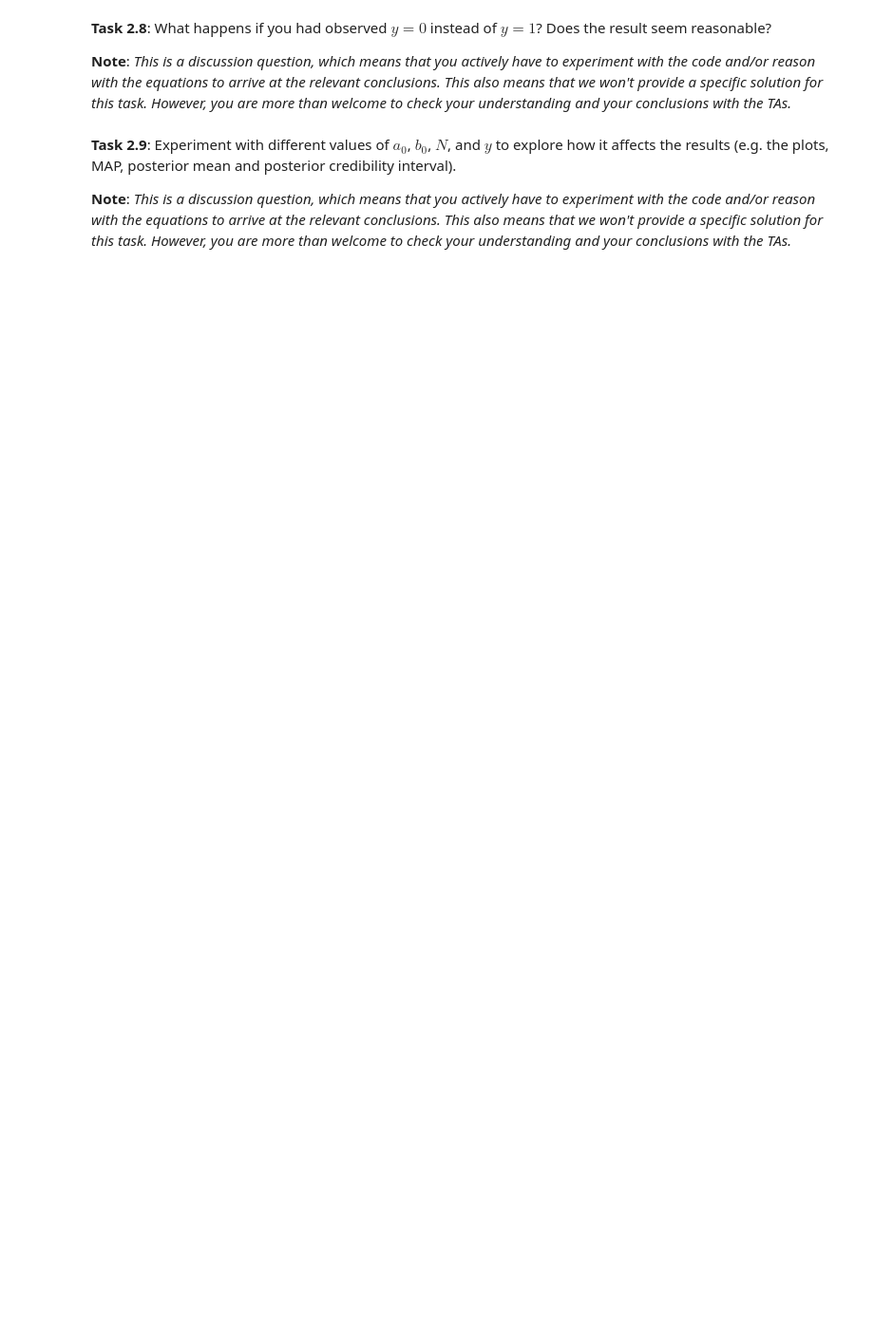
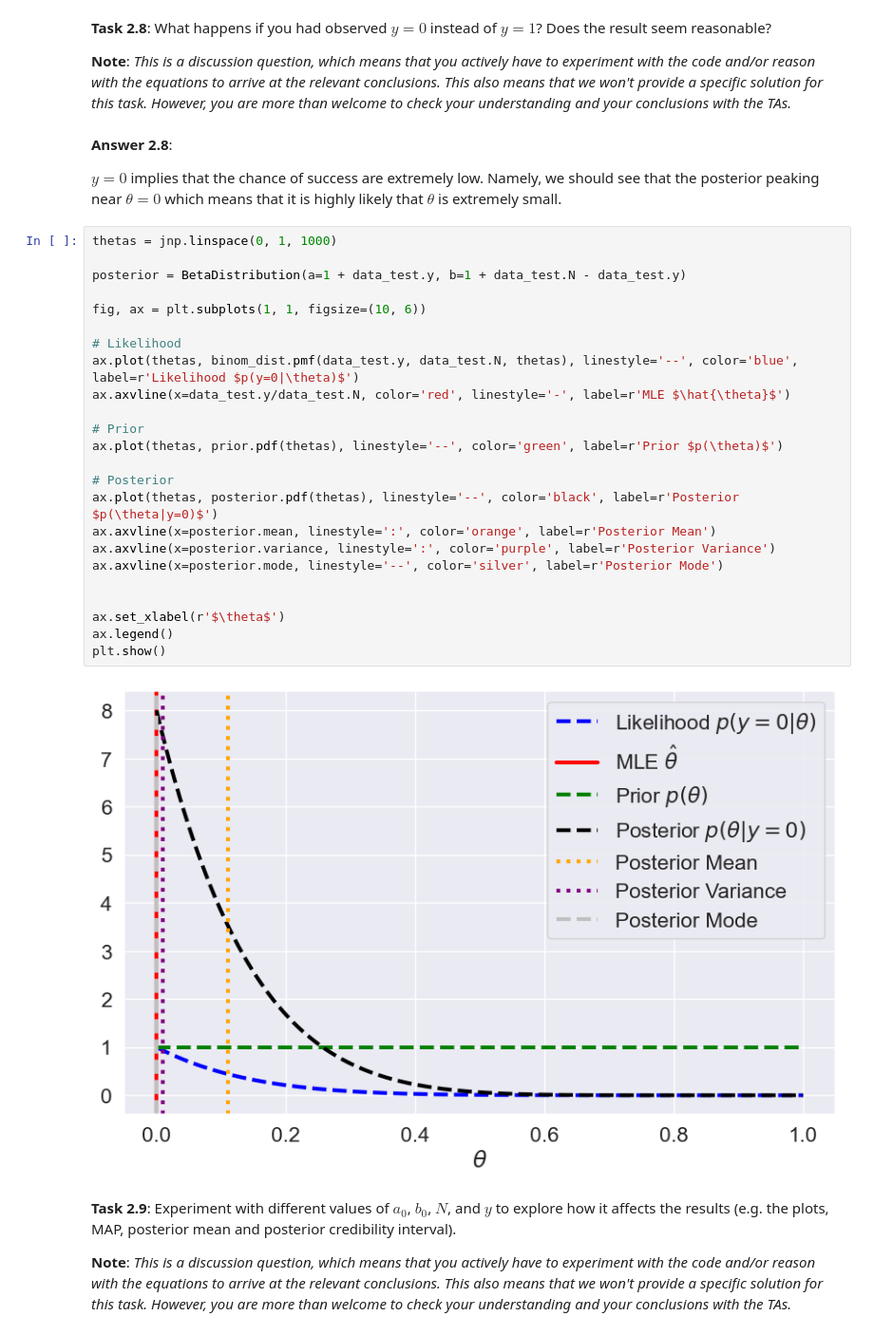
Before and after one commit to lelegod/bayesian_ml, a Jupyter notebook: week1/ex1_handout.ipynb, the cells around one changed output. Shown at 95% size. Cells and saved outputs as stored; diff of their text form; blank space fills up the shorter version.

```diff
--- a/week1/ex1_handout.ipynb
+++ b/week1/ex1_handout.ipynb
@@ -401,6 +406,36 @@ $$\mathbb{E}\left[p(\theta|y)\right] = \frac{a_p}{a_p + b_p} = \frac{2}{9}$$
 **Task 2.8**: What happens if you had observed $y = 0$ instead of $y = 1$? Does the result seem reasonable?
 
 **Note**: *This is a discussion question, which means that you actively have to experiment with the code and/or reason with the equations to arrive at the relevant conclusions. This also means that we won't provide a specific solution for this task. However, you are more than welcome to check your understanding and your conclusions with the TAs.*
+# %% [markdown]
+**Answer 2.8**:
+
+$y=0$ implies that the chance of success are extremely low. Namely, we should see that the posterior peaking near $\theta=0$ which means that it is highly likely that $\theta$ is extremely small.
+# %%
+thetas = jnp.linspace(0, 1, 1000)
+
+posterior = BetaDistribution(a=1 + data_test.y, b=1 + data_test.N - data_test.y)
+
+fig, ax = plt.subplots(1, 1, figsize=(10, 6))
+
+# Likelihood
+ax.plot(thetas, binom_dist.pmf(data_test.y, data_test.N, thetas), linestyle='--', color='blue', label=r'Likelihood $p(y=0|\theta)$')
+ax.axvline(x=data_test.y/data_test.N, color='red', linestyle='-', label=r'MLE $\hat{\theta}$')
+
+# Prior
+ax.plot(thetas, prior.pdf(thetas), linestyle='--', color='green', label=r'Prior $p(\theta)$')
+
+# Posterior
+ax.plot(thetas, posterior.pdf(thetas), linestyle='--', color='black', label=r'Posterior $p(\theta|y=0)$')
+ax.axvline(x=posterior.mean, linestyle=':', color='orange', label=r'Posterior Mean')
+ax.axvline(x=posterior.variance, linestyle=':', color='purple', label=r'Posterior Variance')
+ax.axvline(x=posterior.mode, linestyle='--', color='silver', label=r'Posterior Mode')
+
+
+ax.set_xlabel(r'$\theta$')
+ax.legend()
+plt.show()
+# %% [output]
+[figure, added]
 # %% [markdown]
 **Task 2.9**: Experiment with different values of $a_0$, $b_0$, $N$, and $y$ to explore how it affects the results (e.g. the plots, MAP, posterior mean and posterior credibility interval).
 
```
Also changed, not shown: parts of 3 cells of this notebook.
